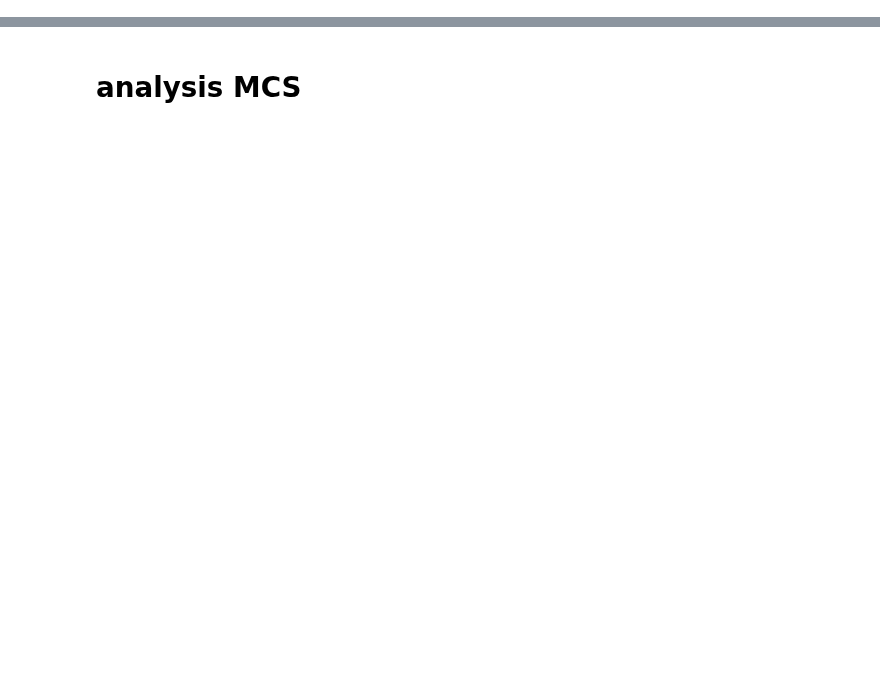
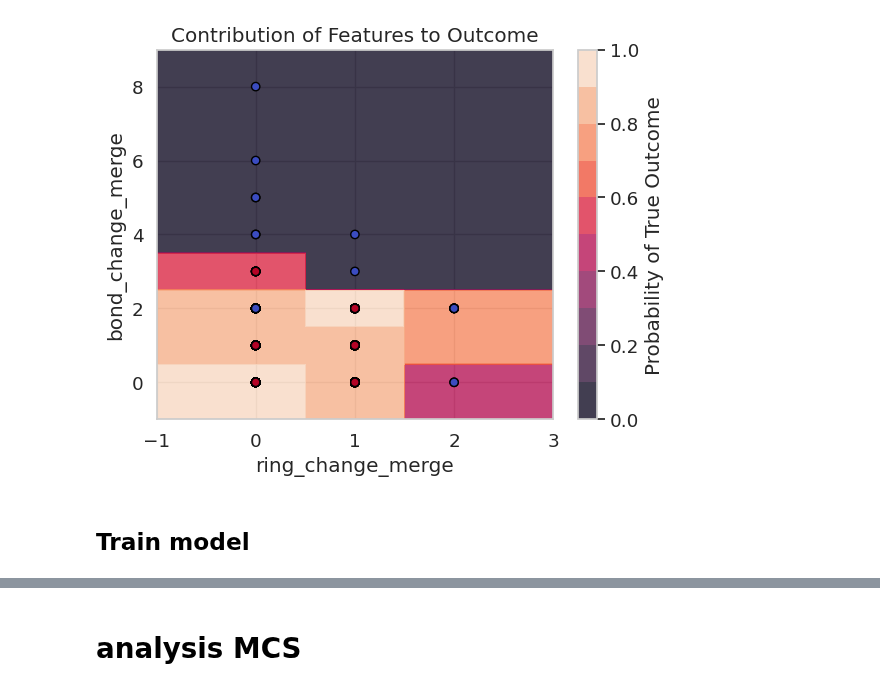
Before and after one commit to TieuLongPhan/SynRBL, a Jupyter notebook: Pipeline/Validation/Analysis/analysis.ipynb, the cells around one changed output, grey strips where cells are left out. Cells and saved outputs as stored; diff of their text form; code cells hidden in the pictures; blank space fills up the shorter version.

```diff
--- a/Pipeline/Validation/Analysis/analysis.ipynb
+++ b/Pipeline/Validation/Analysis/analysis.ipynb
@@ -309,0 +964,43 @@ Passing `palette` without assigning `hue` is deprecated and will be removed in v
+# %%
+import numpy as np
+import pandas as pd
+import matplotlib.pyplot as plt
+from sklearn.linear_model import LogisticRegression
+from sklearn.tree import DecisionTreeClassifier
+from sklearn.preprocessing import LabelEncoder
+df = deepcopy(data_check.drop(['Bond Changes'], axis=1))
+le = LabelEncoder()
+df['Outcome'] = le.fit_transform(df['Result'])
+# Correct setup for logistic regression
+X = df[['ring_change_merge', 'bond_change_merge']]
+y = df['Outcome']  # Correct target variable
+#model = LogisticRegression()
+#model = xgb.XGBClassifier(random_state=42)
+model = DecisionTreeClassifier(random_state=42)
+model.fit(X, y)
+
+# Create a mesh grid for the feature space
+x_min, x_max = X['ring_change_merge'].min() - 1, X['ring_change_merge'].max() + 1
+y_min, y_max = X['bond_change_merge'].min() - 1, X['bond_change_merge'].max() + 1
+xx, yy = np.meshgrid(np.linspace(x_min, x_max, 500),
+                     np.linspace(y_min, y_max, 500))
+
+# Predict probabilities over the mesh grid
+Z = model.predict_proba(np.c_[xx.ravel(), yy.ravel()])[:, 1]  # Probability of class 1
+Z = Z.reshape(xx.shape)
+
+# Generate contour plot
+plt.contourf(xx, yy, Z, alpha=0.8, levels=np.linspace(0, 1, 11))
+plt.colorbar(label='Probability of True Outcome')
+plt.xlabel('ring_change_merge')
+plt.ylabel('bond_change_merge')
+plt.title('Contribution of Features to Outcome')
+
+# Plot also the training points, coloring them by the outcome
+# If the 'Outcome' is not numeric, you should convert it to numeric for coloring
+plt.scatter(X['ring_change_merge'], X['bond_change_merge'], c=y, edgecolors='k', cmap=plt.cm.coolwarm)
+plt.show()
+# %% [output]
+[figure, added]
+# %% [markdown]
+## Train model
```
Also changed, not shown: parts of 64 cells of this notebook, 5 other files.
